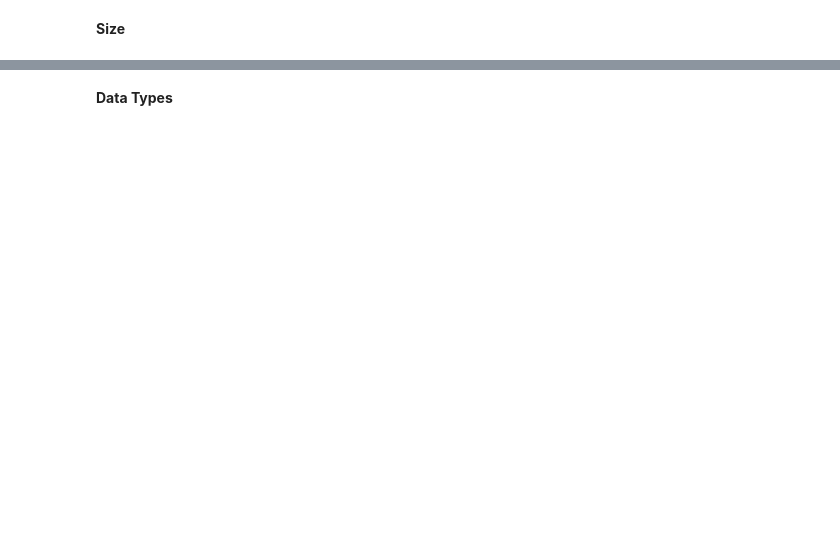
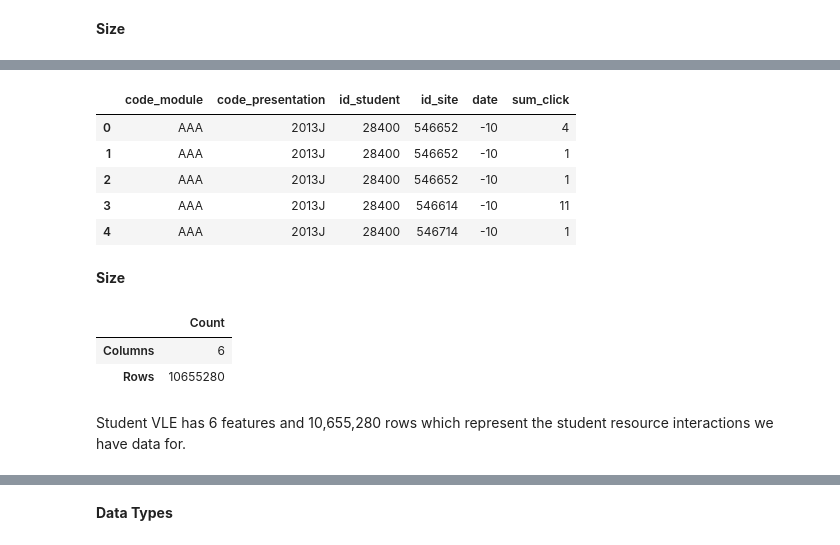
Before and after one commit to freyjagarner/Student-Data-Analysis, a Jupyter notebook: Capstone/VLE.ipynb, the cells around one changed output, grey strips where cells are left out. Cells and saved outputs as stored; diff of their text form; code cells hidden in the pictures; blank space fills up the shorter version.

Commit message:
combine VLE and student VLE

```diff
--- a/Capstone/VLE.ipynb
+++ b/Capstone/VLE.ipynb
@@ -57,0 +65,28 @@ VLE has 4 columns and 6,364 rows which represent the online resources we have da
+# %%
+student_vle.head()
+# %% [output]
+|  | code_module | code_presentation | id_student | id_site | date | sum_click |
+| 0 | AAA | 2013J | 28400 | 546652 | -10 | 4 |
+| 1 | AAA | 2013J | 28400 | 546652 | -10 | 1 |
+| 2 | AAA | 2013J | 28400 | 546652 | -10 | 1 |
+| 3 | AAA | 2013J | 28400 | 546614 | -10 | 11 |
+| 4 | AAA | 2013J | 28400 | 546714 | -10 | 1 |
+# %% [markdown]
+**Size**
+# %%
+get_size(student_vle)
+# %% [output]
+|  | Count |
+| Columns | 6 |
+| Rows | 10655280 |
+# %%
+# store the size of student_vle's columns
+stud_vle_cols = len(student_vle.columns)
+# store the size of student_vle's rows
+stud_vle_rows = len(student_vle)
+md(f'''
+Student VLE has {stud_vle_cols} features and {"{:,}".format(stud_vle_rows)} rows which represent the student resource interactions we have data for.
+''')
+# %% [output]
+
+Student VLE has 6 features and 10,655,280 rows which represent the student resource interactions we have data for.
```
Also changed, not shown: parts of 29 cells of this notebook.
